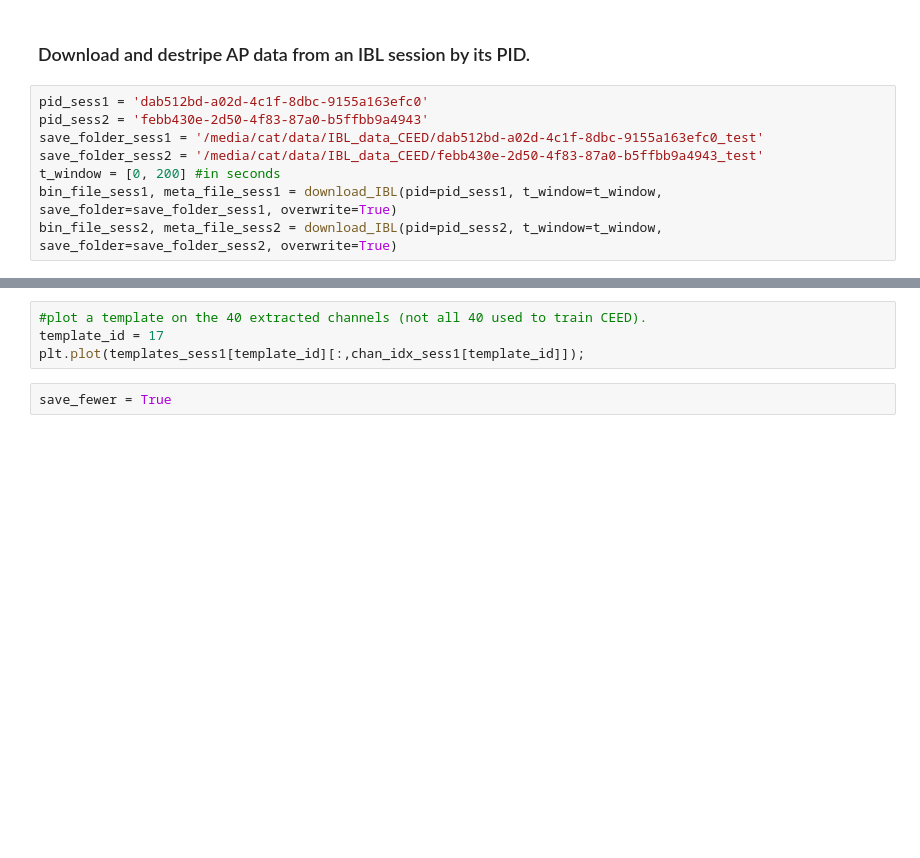
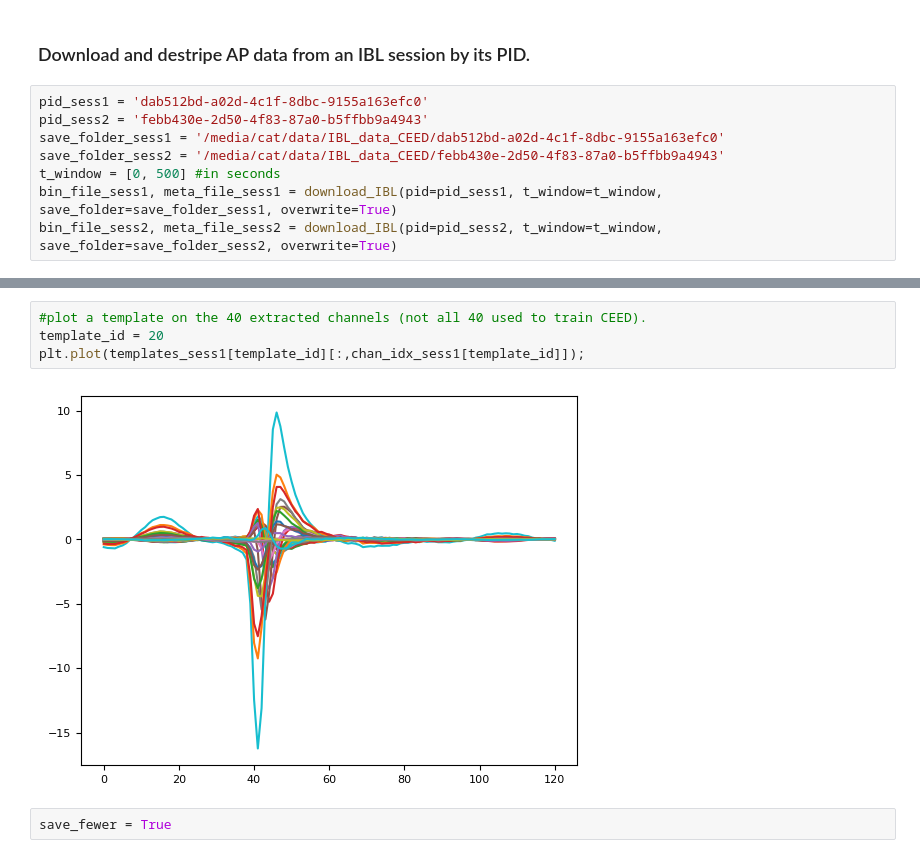
Before and after one commit to ankitvishnu23/CEED, a Jupyter notebook: notebooks/01_IBL_dataset_gen.ipynb, the cells around one changed output, grey strips where cells are left out. Drawn from its saved outputs; the diff is of its cells as text; blank space fills up the shorter version.

```diff
--- a/notebooks/01_IBL_dataset_gen.ipynb
+++ b/notebooks/01_IBL_dataset_gen.ipynb
@@ -7,8 +14,8 @@ import matplotlib.pyplot as plt
 # %%
 pid_sess1 = 'dab512bd-a02d-4c1f-8dbc-9155a163efc0'
 pid_sess2 = 'febb430e-2d50-4f83-87a0-b5ffbb9a4943'
-save_folder_sess1 = '/media/cat/data/IBL_data_CEED/dab512bd-a02d-4c1f-8dbc-9155a163efc0_test'
-save_folder_sess2 = '/media/cat/data/IBL_data_CEED/febb430e-2d50-4f83-87a0-b5ffbb9a4943_test'
-t_window = [0, 200] #in seconds
+save_folder_sess1 = '/media/cat/data/IBL_data_CEED/dab512bd-a02d-4c1f-8dbc-9155a163efc0'
+save_folder_sess2 = '/media/cat/data/IBL_data_CEED/febb430e-2d50-4f83-87a0-b5ffbb9a4943'
+t_window = [0, 500] #in seconds
 bin_file_sess1, meta_file_sess1 = download_IBL(pid=pid_sess1, t_window=t_window, save_folder=save_folder_sess1, overwrite=True)
 bin_file_sess2, meta_file_sess2 = download_IBL(pid=pid_sess2, t_window=t_window, save_folder=save_folder_sess2, overwrite=True)
@@ -42,7 +123,9 @@ else:
 # %%
 #plot a template on the 40 extracted channels (not all 40 used to train CEED).
-template_id = 17
+template_id = 20
 plt.plot(templates_sess1[template_id][:,chan_idx_sess1[template_id]]);
+# %% [output]
+[figure, added]
 # %%
 save_fewer = True
 # %%
```
Also changed, not shown: parts of 10 cells of this notebook, 7 other files.
